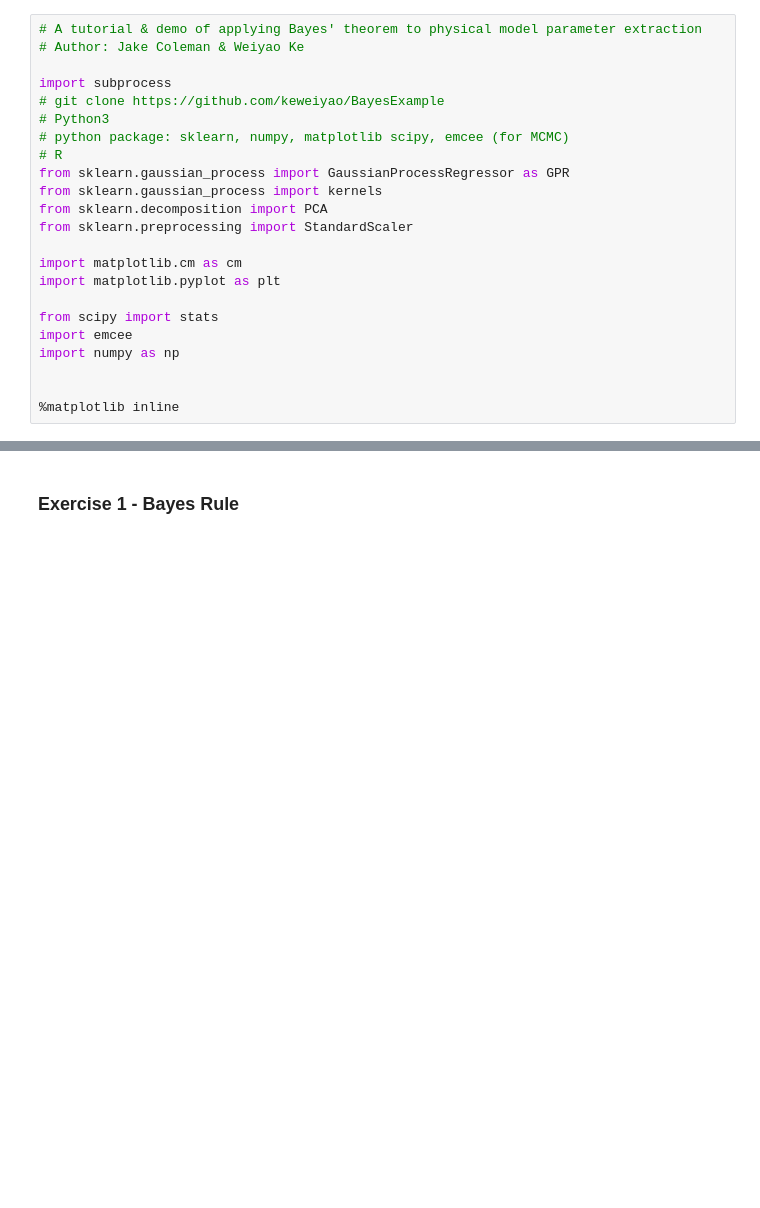
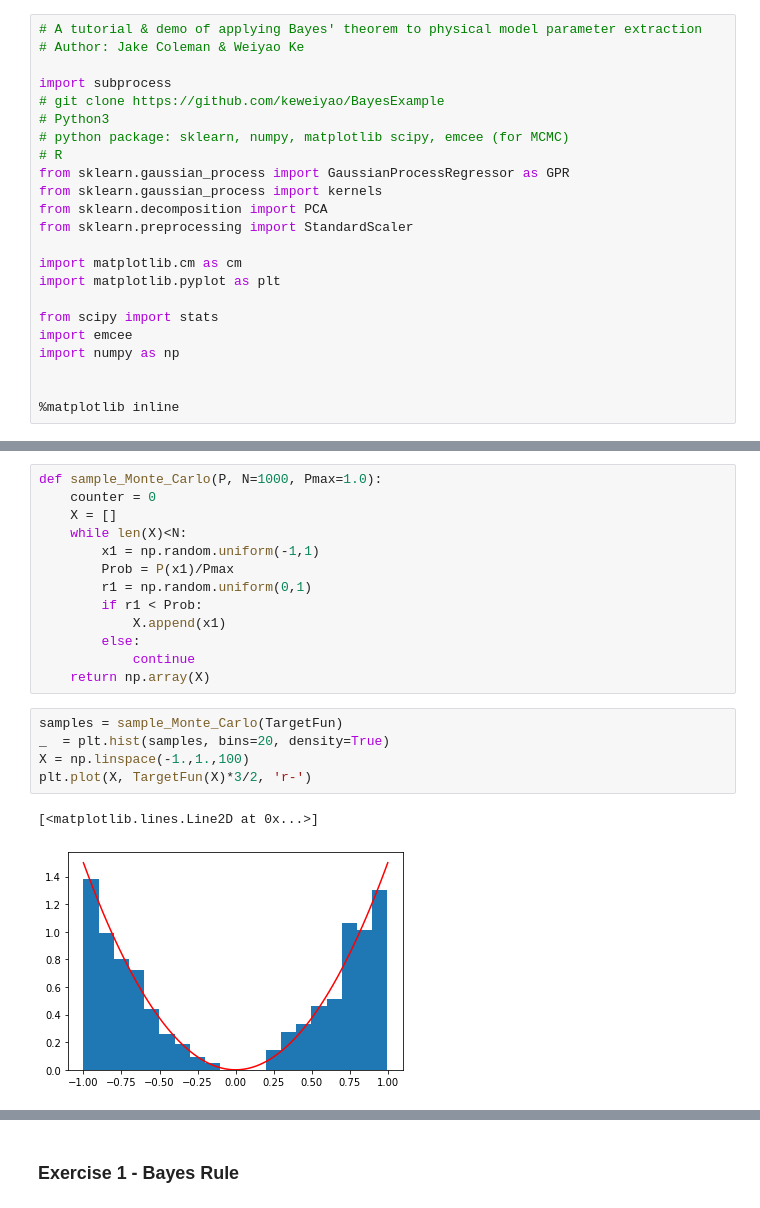
Before and after one commit to keweiyao/BayesExample, a Jupyter notebook: example.ipynb, the cells around one changed output, grey strips where cells are left out. Cells and saved outputs as stored; diff of their text form; blank space fills up the shorter version.

```diff
--- a/example.ipynb
+++ b/example.ipynb
@@ -23,0 +34,21 @@ import numpy as np
+# %%
+def sample_Monte_Carlo(P, N=1000, Pmax=1.0):
+    counter = 0
+    X = []
+    while len(X)<N:
+        x1 = np.random.uniform(-1,1)
+        Prob = P(x1)/Pmax
+        r1 = np.random.uniform(0,1)
+        if r1 < Prob:
+            X.append(x1)
+        else:
+            continue
+    return np.array(X)
+# %%
+samples = sample_Monte_Carlo(TargetFun)
+_  = plt.hist(samples, bins=20, density=True)
+X = np.linspace(-1.,1.,100)
+plt.plot(X, TargetFun(X)*3/2, 'r-')
+# %% [output]
+[<matplotlib.lines.Line2D at 0x...>]
+[figure, added]
```
Also changed, not shown: parts of 17 cells of this notebook.
